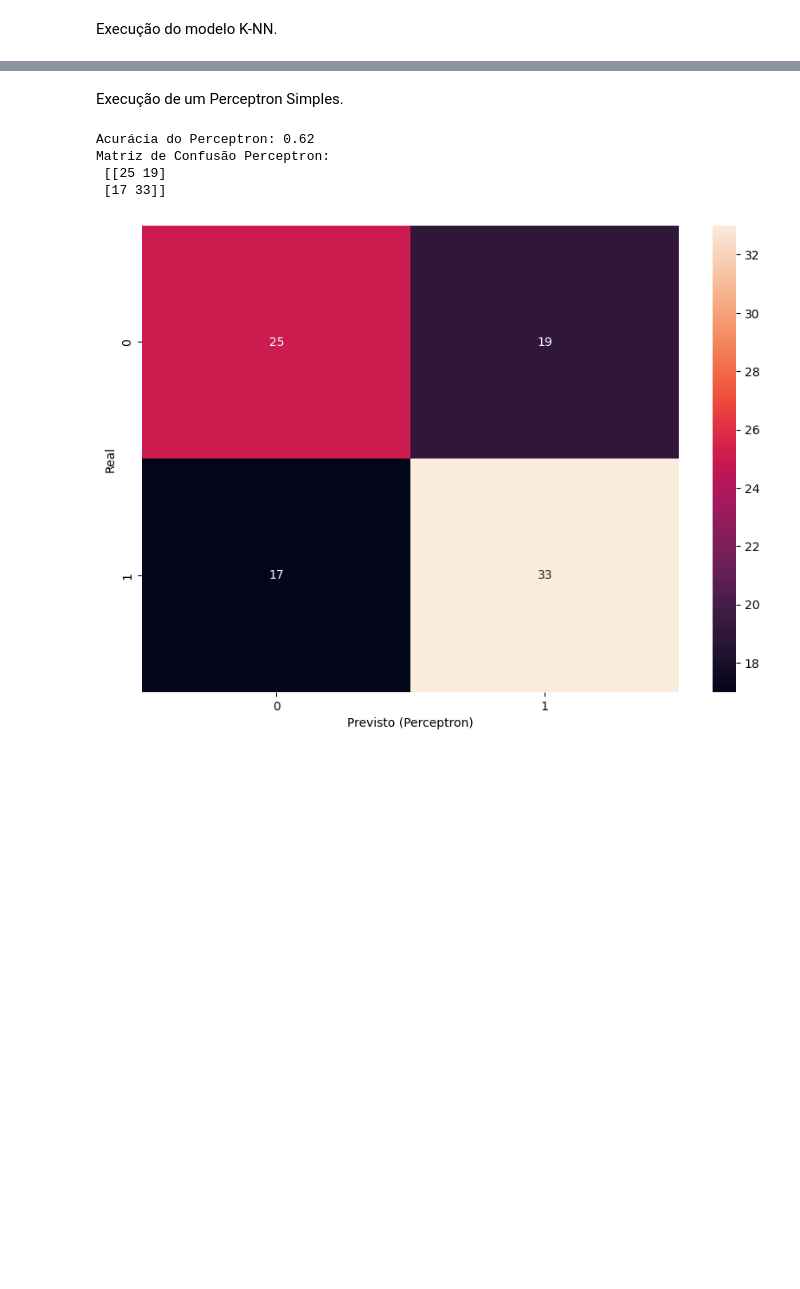
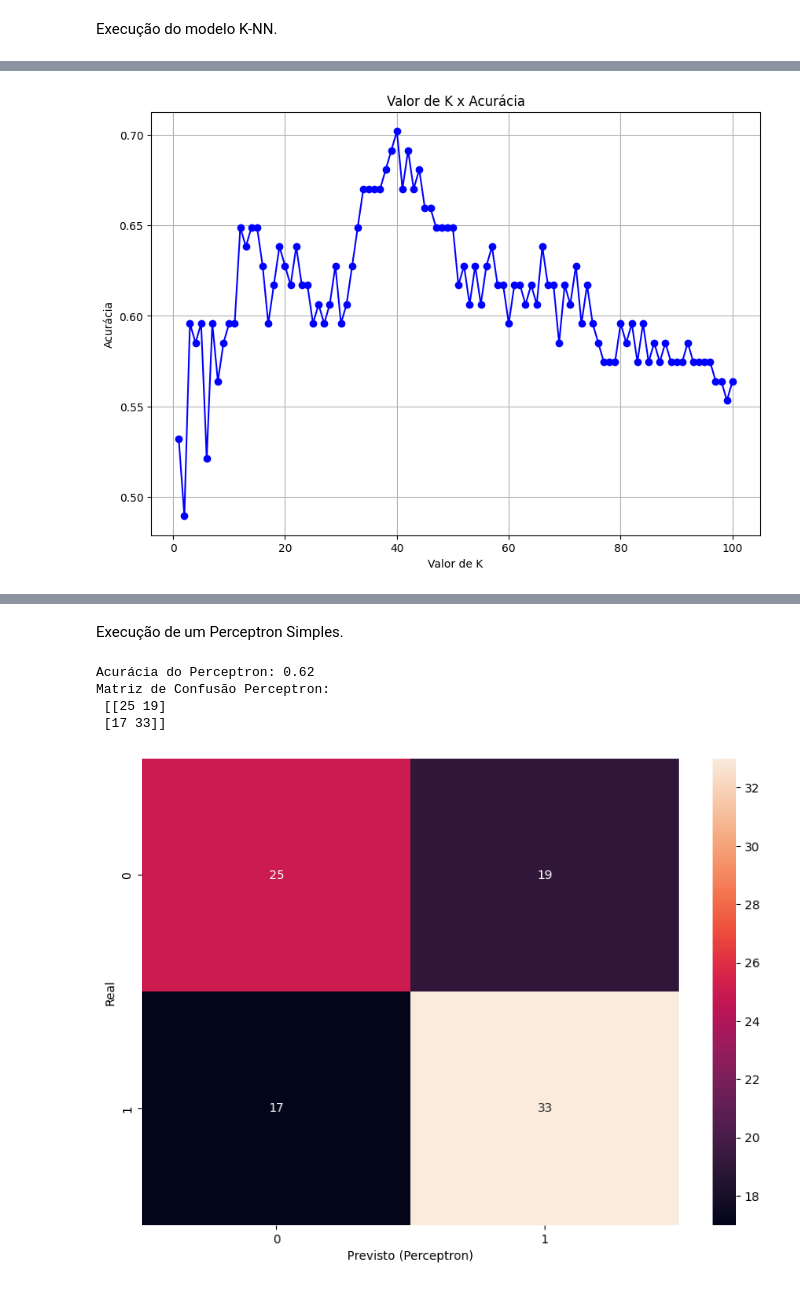
Before and after one commit to luissaster/SIN-492---Reconhecimento-de-Padr-es, a Jupyter notebook: SIN_492_Modelo_K_NN.ipynb, the cells around one changed output, grey strips where cells are left out. Saved outputs shown, nothing was run; the diff lists cells and outputs as text; code cells hidden in the pictures; blank space fills up the shorter version.

```diff
--- a/SIN_492_Modelo_K_NN.ipynb
+++ b/SIN_492_Modelo_K_NN.ipynb
@@ -12,9 +16,9 @@ Execução do modelo K-NN.
 # %%
 import pandas as pd
 from sklearn.model_selection import train_test_split
+from sklearn.linear_model import Perceptron
 from sklearn.neighbors import KNeighborsClassifier
-from sklearn import metrics
-from sklearn.metrics import accuracy_score, confusion_matrix
+from sklearn.metrics import accuracy_score, confusion_matrix, roc_curve, auc, precision_recall_curve, f1_score
 from sklearn.preprocessing import StandardScaler
 import matplotlib.pyplot as plt
 import seaborn as sns
@@ -36,42 +40,36 @@ scaler = StandardScaler()
 X = scaler.fit_transform(X)
 
 # Dividindo os dados em treino e teste
-X_train, X_test, y_train, y_test = train_test_split(X, y, test_size=0.2,
-                                                    random_state=42)
+X_train, X_test, y_train, y_test = train_test_split(X, y, test_size=0.2, random_state=42)
 
 # Procurando o melhor valor de k
 best_k = 0
 best_accuracy = 0
+accuracy_list = []
+f1_scores = []
 
 for k in range(1, 101):
     knn = KNeighborsClassifier(n_neighbors=k, metric='euclidean')
     knn.fit(X_train, y_train)
     y_pred = knn.predict(X_test)
     accuracy = accuracy_score(y_test, y_pred)
+    f1 = f1_score(y_test, y_pred)
+    accuracy_list.append(accuracy)
+    f1_scores.append(f1)
 
     if accuracy > best_accuracy:
         best_accuracy = accuracy
         best_k = k
 
 # Treinando o modelo com o melhor valor encontrado para k
-knn = KNeighborsClassifier(n_neighbors=best_k,
-                           metric='euclidean')
+knn = KNeighborsClassifier(n_neighbors=best_k, metric='euclidean')
 knn.fit(X_train, y_train)
 
-# Obtendo os resultados finais
+# Resultados úteis
 y_pred = knn.predict(X_test)
 confusion = confusion_matrix(y_test, y_pred)
 
 print(f'Melhor valor de k: {best_k}')
-print(f'Melhor Acurácia: {best_accuracy:.2f}')
-print(f'Matriz de Confusão:\n {confusion}')
-
-# Visualização da Matriz de Confusão
-plt.figure(figsize=(10, 7))
-sns.heatmap(confusion, annot=True)
-plt.xlabel('Previsto')
-plt.ylabel('Real')
-plt.savefig(os.path.join(EXP_PATH, 'knn_confusion_matrix.pdf'))
-plt.show()
+print(f'Melhor Acurácia: {best_accuracy:.4f}')
 # %% [output]
 Melhor valor de k: 40
@@ -82,0 +91,12 @@ Matriz de Confusão:
+# %%
+# Gráfico de K x Acurácia
+plt.figure(figsize=(10, 7))
+plt.plot(range(1, 101), accuracy_list, marker='o', linestyle='-', color='b')
+plt.title('Valor de K x Acurácia')
+plt.xlabel('Valor de K')
+plt.ylabel('Acurácia')
+plt.grid(True)
+plt.savefig(os.path.join(EXP_PATH, 'knn_accuracy_plot.pdf'))
+plt.show()
+# %% [output]
+[figure, added]
```
Also changed, not shown: parts of 8 cells of this notebook.
